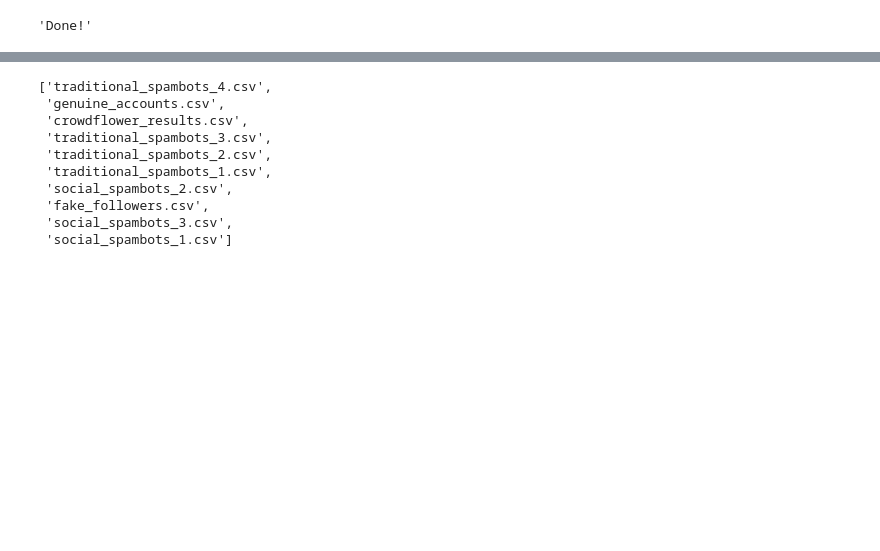
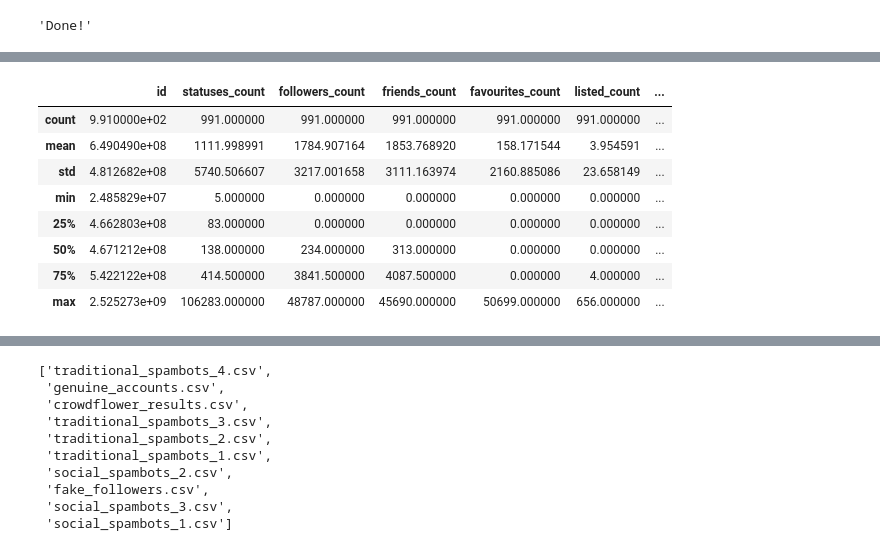
Before and after one commit to jasonweidner/CSPB_4502, a Jupyter notebook: Bot_Wrangler.ipynb, the cells around one changed output, grey strips where cells are left out. Saved outputs shown, nothing was run; the diff lists cells and outputs as text; code cells hidden in the pictures; blank space fills up the shorter version.

```diff
--- a/Bot_Wrangler.ipynb
+++ b/Bot_Wrangler.ipynb
@@ -323,0 +438,14 @@ def PuppetMaster():
+# %%
+socbots_users = pd.read_csv(SOCIAL_USERS_1)
+# %%
+socbots_users.describe()
+# %% [output]
+|  | id | statuses_count | followers_count | friends_count | favourites_count | listed_count | ... |
+| count | 9.910000e+02 | 991.000000 | 991.000000 | 991.000000 | 991.000000 | 991.000000 | ... |
+| mean | 6.490490e+08 | 1111.998991 | 1784.907164 | 1853.768920 | 158.171544 | 3.954591 | ... |
+| std | 4.812682e+08 | 5740.506607 | 3217.001658 | 3111.163974 | 2160.885086 | 23.658149 | ... |
+| min | 2.485829e+07 | 5.000000 | 0.000000 | 0.000000 | 0.000000 | 0.000000 | ... |
+| 25% | 4.662803e+08 | 83.000000 | 0.000000 | 0.000000 | 0.000000 | 0.000000 | ... |
+| 50% | 4.671212e+08 | 138.000000 | 234.000000 | 313.000000 | 0.000000 | 0.000000 | ... |
+| 75% | 5.422122e+08 | 414.500000 | 3841.500000 | 4087.500000 | 0.000000 | 4.000000 | ... |
+| max | 2.525273e+09 | 106283.000000 | 48787.000000 | 45690.000000 | 50699.000000 | 656.000000 | ... |
```
Also changed, not shown: parts of 34 cells of this notebook.
